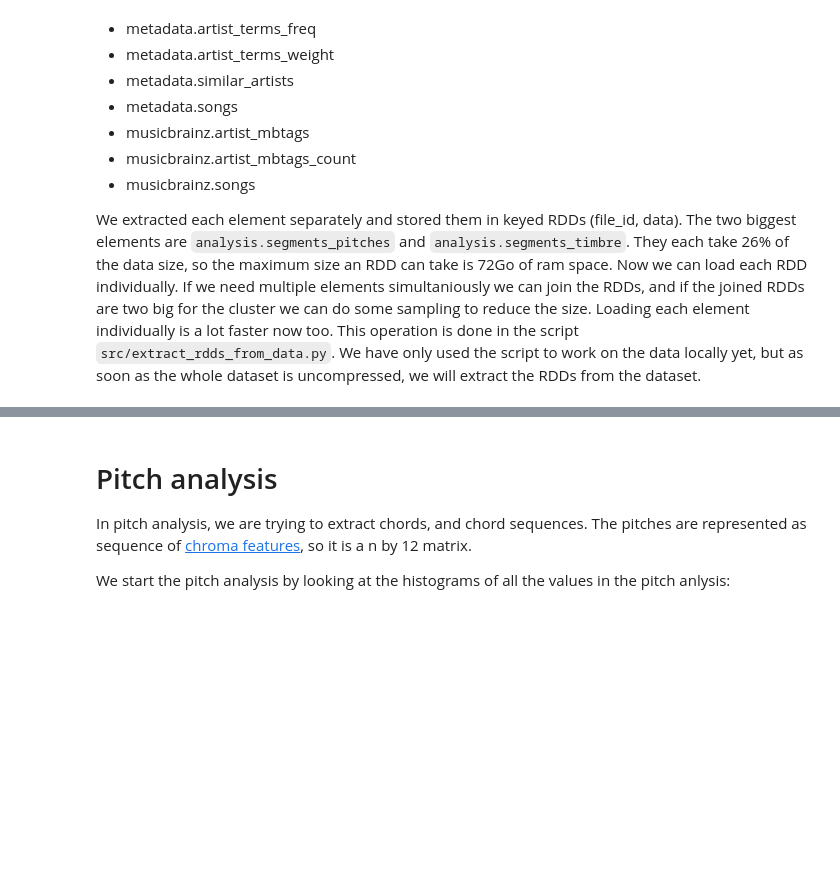
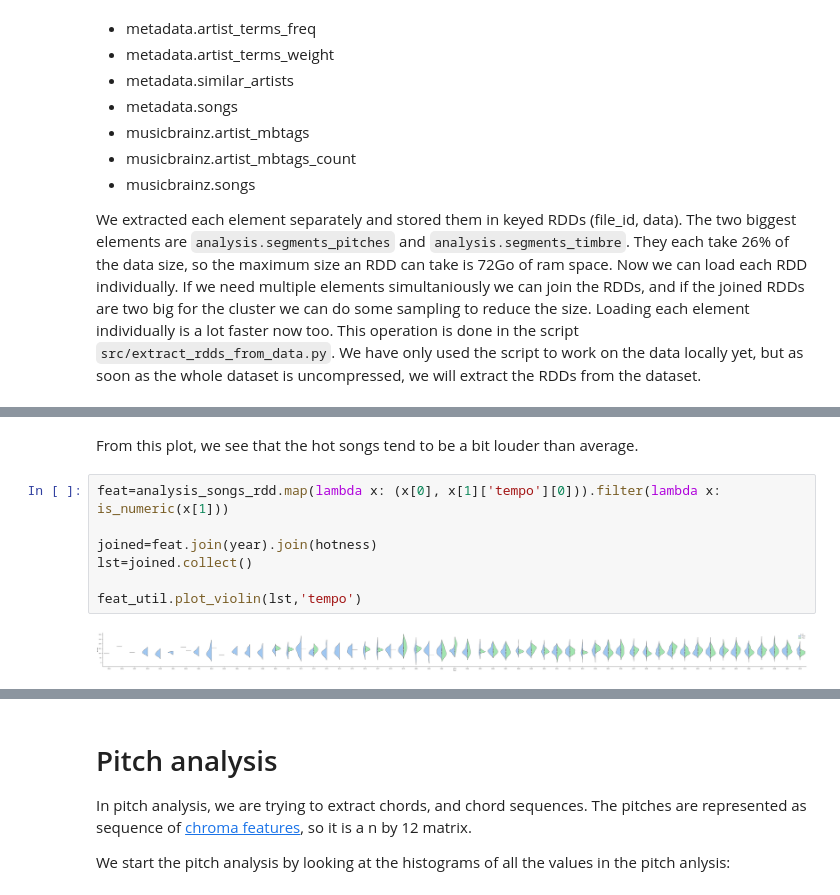
Before and after one commit to Polymere/ADA_Group, a Jupyter notebook: project/Milestone2.ipynb, the cells around one changed output, grey strips where cells are left out. Cells and saved outputs as stored; diff of their text form; blank space fills up the shorter version.

```diff
--- a/project/Milestone2.ipynb
+++ b/project/Milestone2.ipynb
@@ -101,0 +105,11 @@ We extracted each element separately and stored them in keyed RDDs (file_id, dat
+# %% [markdown]
+From this plot, we see that the hot songs tend to be a bit louder than average.
+# %%
+feat=analysis_songs_rdd.map(lambda x: (x[0], x[1]['tempo'][0])).filter(lambda x: is_numeric(x[1]))
+
+joined=feat.join(year).join(hotness)
+lst=joined.collect()
+
+feat_util.plot_violin(lst,'tempo')
+# %% [output]
+[figure, added]
```
Also changed, not shown: parts of 13 cells of this notebook.
